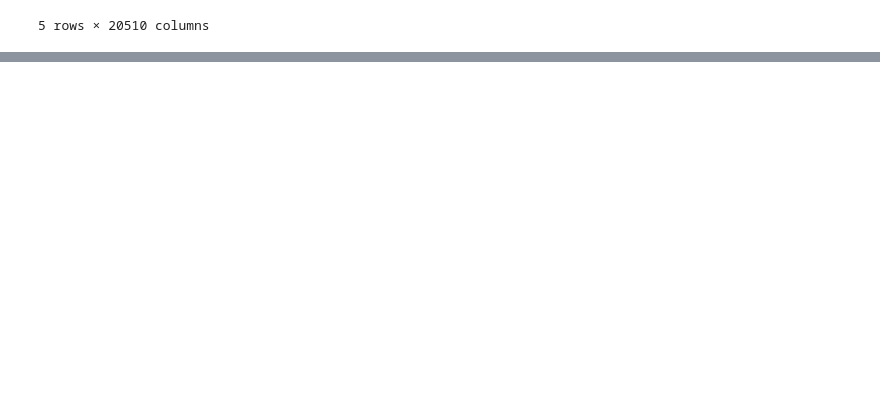
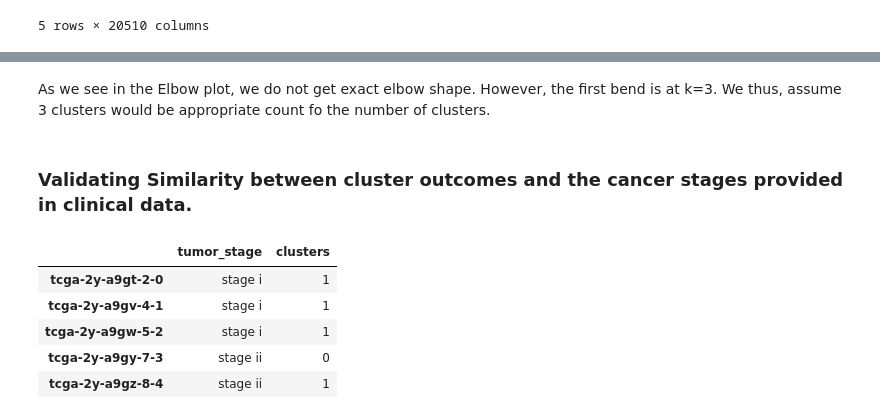
Before and after one commit to sohilsshah91/nyhais-tcga-series-kmeans, a Jupyter notebook: Hacknights_TCGA_MCCV_Sohil.ipynb, the cells around one changed output, grey strips where cells are left out. Drawn from its saved outputs; the diff is of its cells as text; code cells hidden in the pictures; blank space fills up the shorter version.

```diff
--- a/Hacknights_TCGA_MCCV_Sohil.ipynb
+++ b/Hacknights_TCGA_MCCV_Sohil.ipynb
@@ -682,0 +269,18 @@ fig.show()
+# %% [markdown]
+As we see in the Elbow plot, we do not get exact elbow shape. However, the first bend is at k=3. We thus, assume 3 clusters would be appropriate count fo the number of clusters.
+# %% [markdown]
+### Validating Similarity between cluster outcomes and the cancer stages provided in clinical data.
+# %%
+df_stage_valid = pd.merge(df_stage[['index','tumor_stage']], principalDfConcat[['patient_id','clusters']], right_on='patient_id', left_on='index', how='left') \
+    .set_index('patient_id') \
+    .drop('index', axis=1)
+#ensuring ID uniqueness
+df_stage_valid.index = [x + '-' + str(i) for i,x in enumerate(df_stage_valid.index)]
+df_stage_valid.head()
+# %% [output]
+|  | tumor_stage | clusters |
+| tcga-2y-a9gt-2-0 | stage i | 1 |
+| tcga-2y-a9gv-4-1 | stage i | 1 |
+| tcga-2y-a9gw-5-2 | stage i | 1 |
+| tcga-2y-a9gy-7-3 | stage ii | 0 |
+| tcga-2y-a9gz-8-4 | stage ii | 1 |
```
Also changed, not shown: parts of 46 cells of this notebook.
